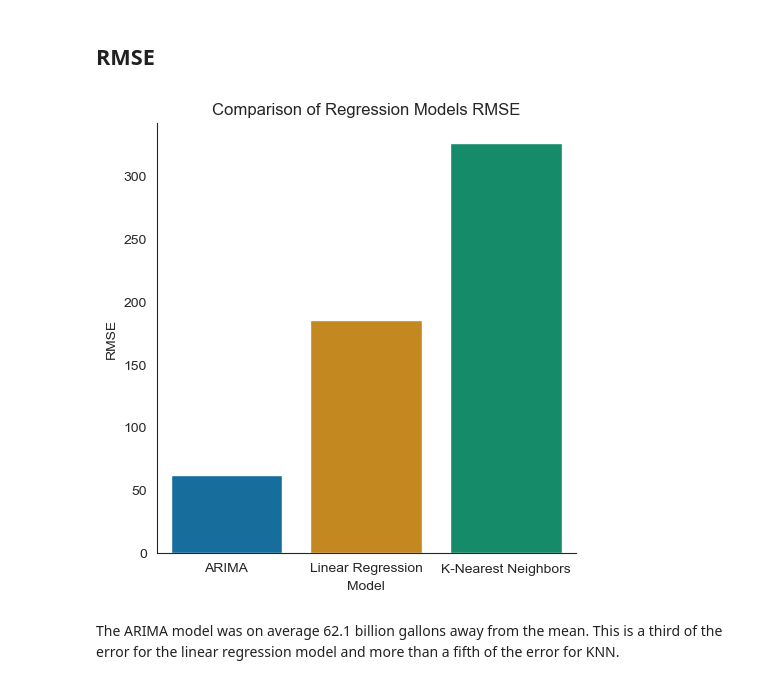
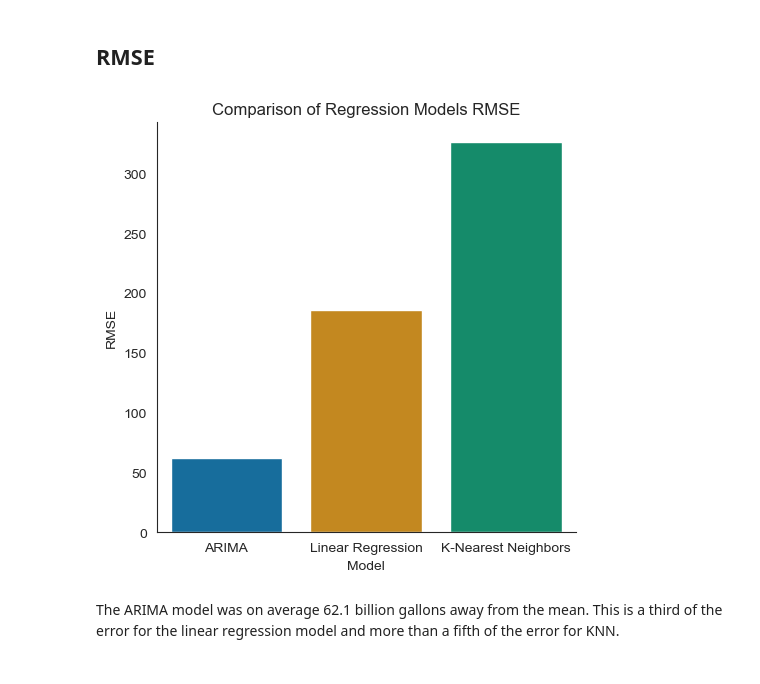
Before and after one commit to jpjavier23/michigan_water_use, a Jupyter notebook: michigan_water_use.ipynb, the cells around one changed output. Drawn from its saved outputs; the diff is of its cells as text; code cells hidden in the pictures.

```diff
--- a/michigan_water_use.ipynb
+++ b/michigan_water_use.ipynb
@@ -1551,12 +1590,13 @@ As shown by the forecasts, ARIMA modeling had the closest predictions to the act
 # %%
 sns.catplot(data = score_df, x = 'model', y = 'RMSE', kind = 'bar')
 plt.xlabel('Model')
 plt.ylabel('RMSE')
 plt.title('Comparison of Regression Models RMSE')
-plt.savefig('figures/fig_21.png')
+plt.tight_layout()
+plt.savefig('figures/fig_30.png')
 plt.show()
 # %% [output]
-[figure, old version]
+[figure, new version]
 # %% [markdown]
 The ARIMA model was on average 62.1 billion gallons away from the mean. This is a third of the error for the linear regression model and more than a fifth of the error for KNN.
 # %% [markdown]
```
Also changed, not shown: parts of 25 cells of this notebook, 21 other files.
